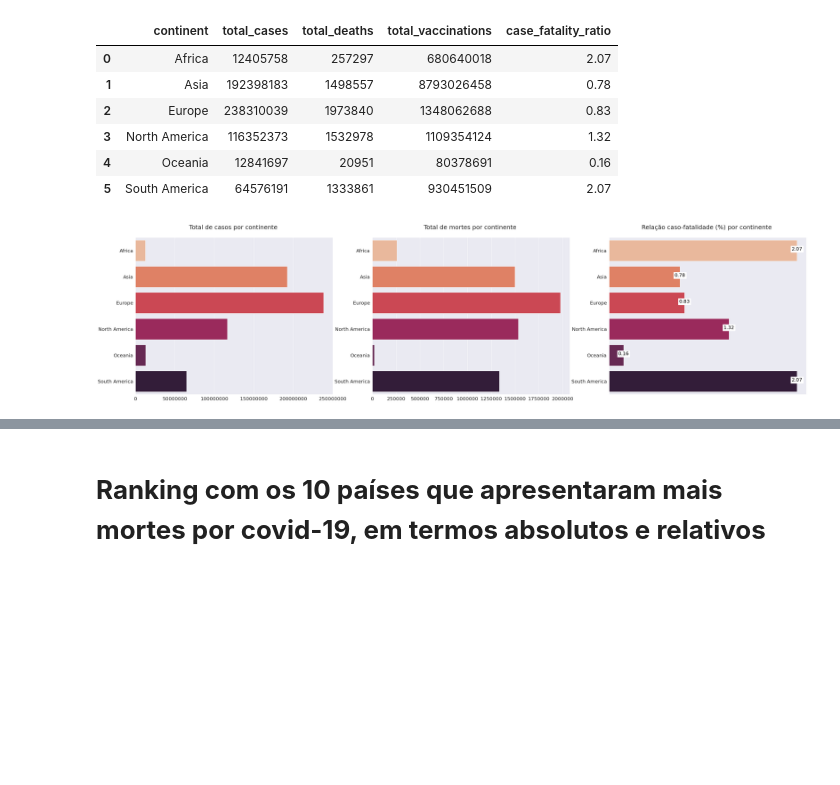
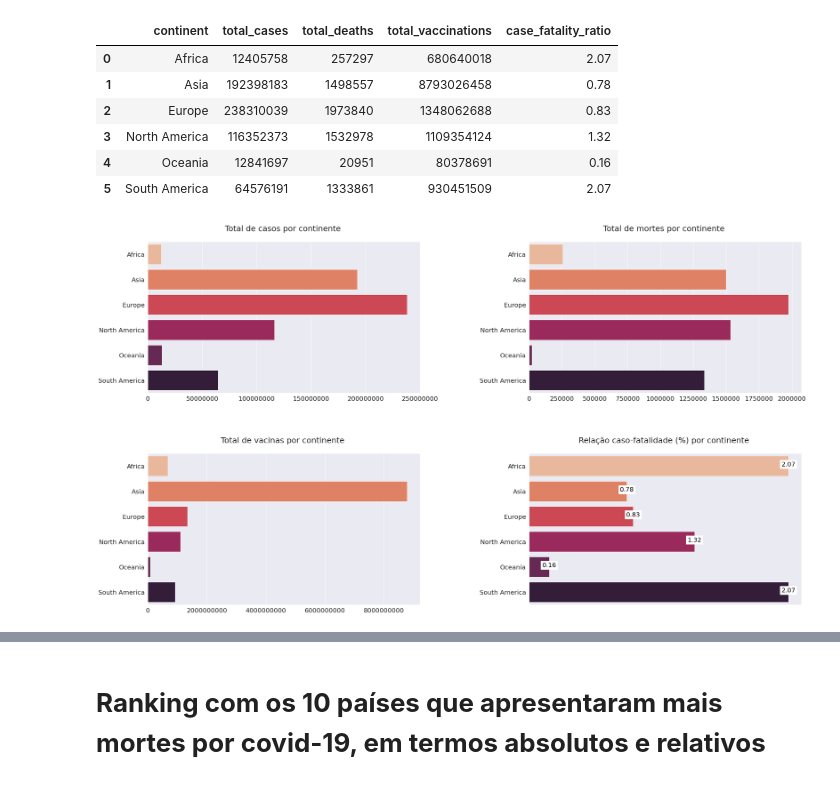
Before and after one commit to LRLeite/Data-Analytics, a Jupyter notebook: covid_19.ipynb, the cells around one changed output, grey strips where cells are left out. Drawn from its saved outputs; the diff is of its cells as text; code cells hidden in the pictures; blank space fills up the shorter version.

```diff
--- a/covid_19.ipynb
+++ b/covid_19.ipynb
@@ -245,48 +245,67 @@ df_continents
 # %%
 #Gráficos
 sns.set_theme(style = "dark")
-fig, ax = plt.subplots(1, 3, figsize = (50,12))
+fig, ax = plt.subplots(2, 2, figsize = (36,20))
+plt.subplots_adjust(left=0.1,
+                    bottom=0.1,
+                    right=0.9,
+                    top=0.9,
+                    wspace=0.4,
+                    hspace=0.4)
 
-ax[0].ticklabel_format(style='plain') #remover notação científica
-ax[1].ticklabel_format(style='plain') #remover notação científica
-ax[2].ticklabel_format(style='plain') #remover notação científica
+ax[0, 0].ticklabel_format(style='plain') #remover notação científica
+ax[0, 1].ticklabel_format(style='plain') #remover notação científica
+ax[1, 0].ticklabel_format(style='plain') #remover notação científica
+ax[1, 1].ticklabel_format(style='plain') #remover notação científica
 
-ax[0].set_title('Total de casos por continente \n', fontsize = 25)
-ax[0] = sns.barplot(data = df_continents, x = df_continents['total_cases'], y = df_continents['continent'], palette = "rocket_r", ci = None, order = ['Africa', 'Asia', 'Europe', 'North America', 'Oceania', 'South America'], ax = ax[0])
-ax[0].set_xlabel(None)
-ax[0].set_ylabel(None)
-ax[0].tick_params(axis ='x', labelsize= 20)
-ax[0].tick_params(axis ='y', labelsize= 20)
-ax[0].xaxis.grid()
+ax[0, 0].set_title('Total de casos por continente \n', fontsize = 25)
+ax[0, 0] = sns.barplot(data = df_continents, x = df_continents['total_cases'], y = df_continents['continent'], palette = "rocket_r", ci = None,
+                       order = ['Africa', 'Asia', 'Europe', 'North America', 'Oceania', 'South America'], ax = ax[0, 0])
+ax[0, 0].set_xlabel(None)
+ax[0, 0].set_ylabel(None)
+ax[0, 0].tick_params(axis ='x', labelsize= 20)
+ax[0, 0].tick_params(axis ='y', labelsize= 20)
+ax[0, 0].xaxis.grid()
 
-ax[1].set_title('Total de mortes por continente \n', fontsize = 25)
-ax[1] = sns.barplot(data = df_continents, x = df_continents['total_deaths'], y = df_continents['continent'], palette = "rocket_r", ci = None, order = ['Africa', 'Asia', 'Europe', 'North America', 'Oceania', 'South America'], ax = ax[1])
-ax[1].set_xlabel(None)
-ax[1].set_ylabel(None)
-ax[1].tick_params(axis ='x', labelsize= 20)
-ax[1].tick_params(axis ='y', labelsize= 20)
-ax[1].xaxis.grid()
+ax[0, 1].set_title('Total de mortes por continente \n', fontsize = 25)
+ax[0, 1] = sns.barplot(data = df_continents, x = df_continents['total_deaths'], y = df_continents['continent'], palette = "rocket_r", ci = None,
+                       order = ['Africa', 'Asia', 'Europe', 'North America', 'Oceania', 'South America'], ax = ax[0, 1])
+ax[0, 1].set_xlabel(None)
+ax[0, 1].set_ylabel(None)
+ax[0, 1].tick_params(axis ='x', labelsize= 20)
+ax[0, 1].tick_params(axis ='y', labelsize= 20)
+ax[0, 1].xaxis.grid()
 
-ax[2].set_title('Relação caso-fatalidade (%) por continente \n', fontsize = 25)
-ax[2] = sns.barplot(data = df_continents, x = df_continents['case_fatality_ratio'], y = df_continents['continent'], palette = "rocket_r", ci = None, order = ['Africa', 'Asia', 'Europe', 'North America', 'Oceania', 'South America'], ax = ax[2])
-ax[2].set_xlabel(None)
-ax[2].set_ylabel(None)
-ax[2].tick_params(axis ='y', labelsize= 20)
+ax[1, 0].set_title('Total de vacinas por continente \n', fontsize = 25)
+ax[1, 0] = sns.barplot(data = df_continents, x = df_continents['total_vaccinations'], y = df_continents['continent'], palette = "rocket_r", ci = None,
+                       order = ['Africa', 'Asia', 'Europe', 'North America', 'Oceania', 'South America'], ax = ax[1, 0])
+ax[1, 0].set_xlabel(None)
+ax[1, 0].set_ylabel(None)
+ax[1, 0].tick_params(axis ='x', labelsize= 20)
+ax[1, 0].tick_params(axis ='y', labelsize= 20)
+ax[1, 0].xaxis.grid()
 
-x_axis = ax[2].axes.get_xaxis()
+ax[1, 1].set_title('Relação caso-fatalidade (%) por continente \n', fontsize = 25)
+ax[1, 1] = sns.barplot(data = df_continents, x = df_continents['case_fatality_ratio'], y = df_continents['continent'], palette = "rocket_r", ci = None,
+                    order = ['Africa', 'Asia', 'Europe', 'North America', 'Oceania', 'South America'], ax = ax[1, 1])
+ax[1, 1].set_xlabel(None)
+ax[1, 1].set_ylabel(None)
+ax[1, 1].tick_params(axis ='y', labelsize= 20)
+
+x_axis = ax[1, 1].axes.get_xaxis()
 x_axis.set_visible(False)
 
-for p in ax[2].patches:
+for p in ax[1, 1].patches:
   _x = p.get_x() + p.get_width()
   _y = p.get_y() + p.get_height() / 2
   value = float(p.get_width())
-  ax[2].text(_x, _y, value, ha = "center",
+  ax[1, 1].text(_x, _y, value, ha = "center",
   fontsize = 20,
   color = 'black',
   backgroundcolor = 'white')
 
 plt.show()
 # %% [output]
-[figure, old version]
+[figure, new version]
 # %%
 #Tabela resumo
```
Also changed, not shown: parts of 2 cells of this notebook.
